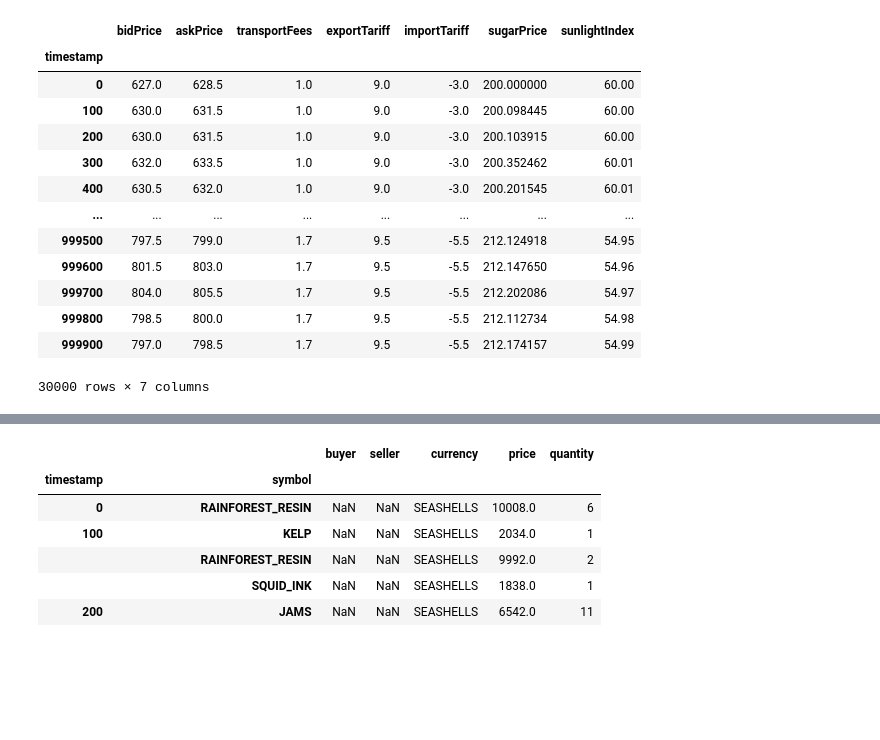
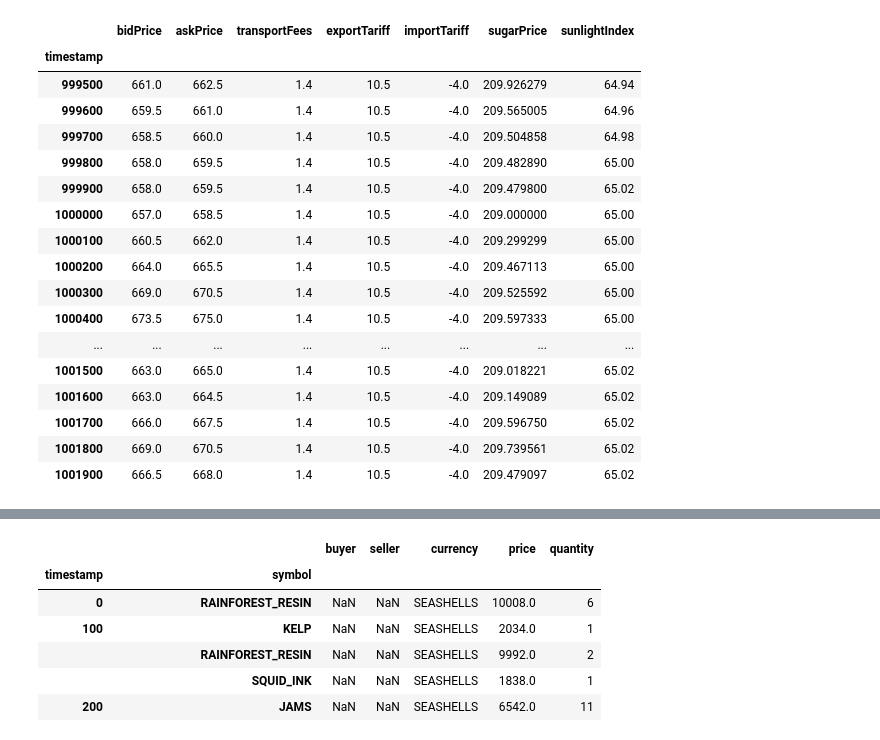
Before and after one commit to AnKhanhKiki/IMC-Trading, a Jupyter notebook: notebooks/round4.ipynb, the cells around one changed output, grey strips where cells are left out. Cells and saved outputs as stored; diff of their text form; code cells hidden in the pictures; blank space fills up the shorter version.

```diff
--- a/notebooks/round4.ipynb
+++ b/notebooks/round4.ipynb
@@ -22,9 +22,13 @@ df0 = pd.read_csv(DATA_DAY_1, sep=';')
 df1 = pd.read_csv(DATA_DAY_2, sep=';')
 df2 =  pd.read_csv(DATA_DAY_3, sep=';')
 
-odf0 = pd.read_csv( OBS_DATA_DAY_1, sep=',')
-odf1 = pd.read_csv( OBS_DATA_DAY_2, sep=',')
-odf2 =  pd.read_csv(OBS_DATA_DAY_3, sep=',')
+odf0 = pd.read_csv(OBS_DATA_DAY_1, sep=',')
+odf1 = pd.read_csv(OBS_DATA_DAY_2, sep=',')
+odf2 = pd.read_csv(OBS_DATA_DAY_3, sep=',')
+
+# Adjust timestamps for odf1 and odf2
+odf1['timestamp'] += 1000000  # Start after odf0 ends
+odf2['timestamp'] += 2000000  # Start after odf1 ends
 
 tdf0 = pd.read_csv( TRADE_DATA_DAY_1, sep=';')
 tdf1 = pd.read_csv( TRADE_DATA_DAY_2, sep=';')
@@ -39,19 +43,23 @@ odf.set_index(["timestamp"], inplace=True)
 tdf = pd.concat([tdf0, tdf1, tdf2])
 tdf.set_index(['timestamp', 'symbol'], inplace=True)
 # %%
-odf
+odf[9995: 10020]
 # %% [output]
 |  | bidPrice | askPrice | transportFees | exportTariff | importTariff | sugarPrice | sunlightIndex |
 | timestamp |  |  |  |  |  |  |  |
-| 0 | 627.0 | 628.5 | 1.0 | 9.0 | -3.0 | 200.000000 | 60.00 |
-| 100 | 630.0 | 631.5 | 1.0 | 9.0 | -3.0 | 200.098445 | 60.00 |
-| 200 | 630.0 | 631.5 | 1.0 | 9.0 | -3.0 | 200.103915 | 60.00 |
-| 300 | 632.0 | 633.5 | 1.0 | 9.0 | -3.0 | 200.352462 | 60.01 |
-| 400 | 630.5 | 632.0 | 1.0 | 9.0 | -3.0 | 200.201545 | 60.01 |
+| 999500 | 661.0 | 662.5 | 1.4 | 10.5 | -4.0 | 209.926279 | 64.94 |
+| 999600 | 659.5 | 661.0 | 1.4 | 10.5 | -4.0 | 209.565005 | 64.96 |
+| 999700 | 658.5 | 660.0 | 1.4 | 10.5 | -4.0 | 209.504858 | 64.98 |
+| 999800 | 658.0 | 659.5 | 1.4 | 10.5 | -4.0 | 209.482890 | 65.00 |
+| 999900 | 658.0 | 659.5 | 1.4 | 10.5 | -4.0 | 209.479800 | 65.02 |
+| 1000000 | 657.0 | 658.5 | 1.4 | 10.5 | -4.0 | 209.000000 | 65.00 |
+| 1000100 | 660.5 | 662.0 | 1.4 | 10.5 | -4.0 | 209.299299 | 65.00 |
+| 1000200 | 664.0 | 665.5 | 1.4 | 10.5 | -4.0 | 209.467113 | 65.00 |
+| 1000300 | 669.0 | 670.5 | 1.4 | 10.5 | -4.0 | 209.525592 | 65.00 |
+| 1000400 | 673.5 | 675.0 | 1.4 | 10.5 | -4.0 | 209.597333 | 65.00 |
 | ... | ... | ... | ... | ... | ... | ... | ... |
-| 999500 | 797.5 | 799.0 | 1.7 | 9.5 | -5.5 | 212.124918 | 54.95 |
-| 999600 | 801.5 | 803.0 | 1.7 | 9.5 | -5.5 | 212.147650 | 54.96 |
-| 999700 | 804.0 | 805.5 | 1.7 | 9.5 | -5.5 | 212.202086 | 54.97 |
-| 999800 | 798.5 | 800.0 | 1.7 | 9.5 | -5.5 | 212.112734 | 54.98 |
-| 999900 | 797.0 | 798.5 | 1.7 | 9.5 | -5.5 | 212.174157 | 54.99 |
+| 1001500 | 663.0 | 665.0 | 1.4 | 10.5 | -4.0 | 209.018221 | 65.02 |
+| 1001600 | 663.0 | 664.5 | 1.4 | 10.5 | -4.0 | 209.149089 | 65.02 |
+| 1001700 | 666.0 | 667.5 | 1.4 | 10.5 | -4.0 | 209.596750 | 65.02 |
+| 1001800 | 669.0 | 670.5 | 1.4 | 10.5 | -4.0 | 209.739561 | 65.02 |
+| 1001900 | 666.5 | 668.0 | 1.4 | 10.5 | -4.0 | 209.479097 | 65.02 |
-30000 rows × 7 columns
```
Also changed, not shown: parts of 2 cells of this notebook, 4 other files.
